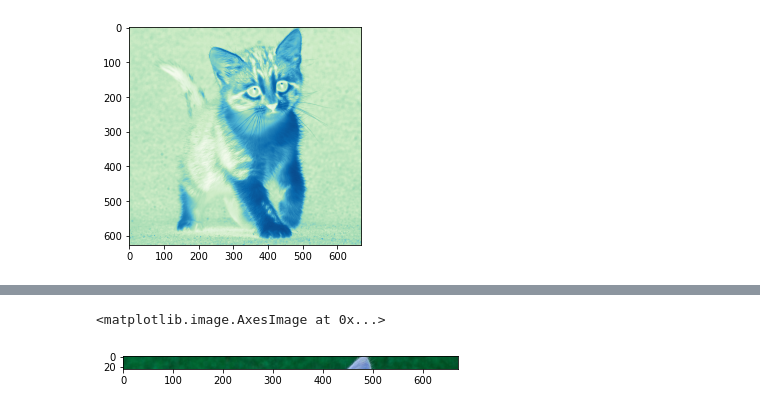
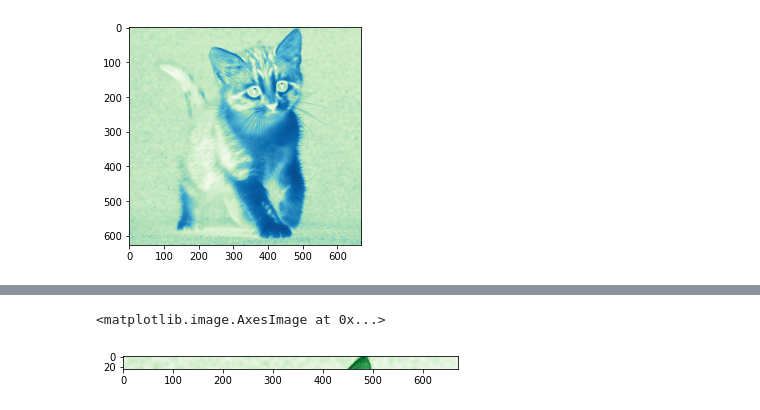
Before and after one commit to dwityantherrys/PCVK_GENAP_2022, a Jupyter notebook: Week2.ipynb, the cells around one changed output, grey strips where cells are left out. Drawn from its saved outputs; the diff is of its cells as text; code cells hidden in the pictures.

```diff
--- a/Week2.ipynb
+++ b/Week2.ipynb
@@ -137,5 +174,5 @@ plt.imshow(img_k)
 # %%
-plt.imshow(img[5:30])
+plt.imshow(img_gray[5:30],cmap='Greens')
 # %% [output]
 <matplotlib.image.AxesImage at 0x...>
-[figure, old version]
+[figure, new version]
```
Also changed, not shown: parts of 18 cells of this notebook.
